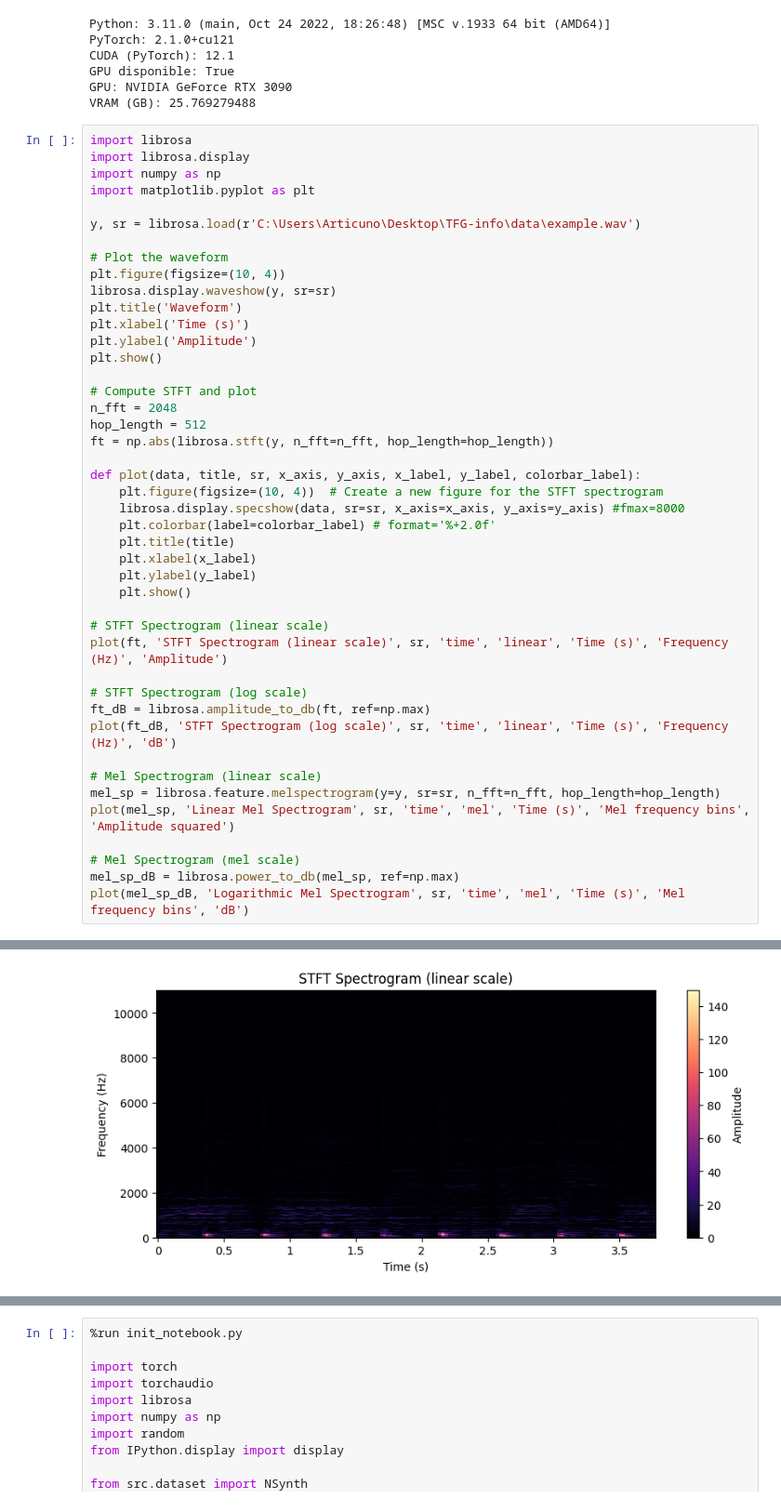
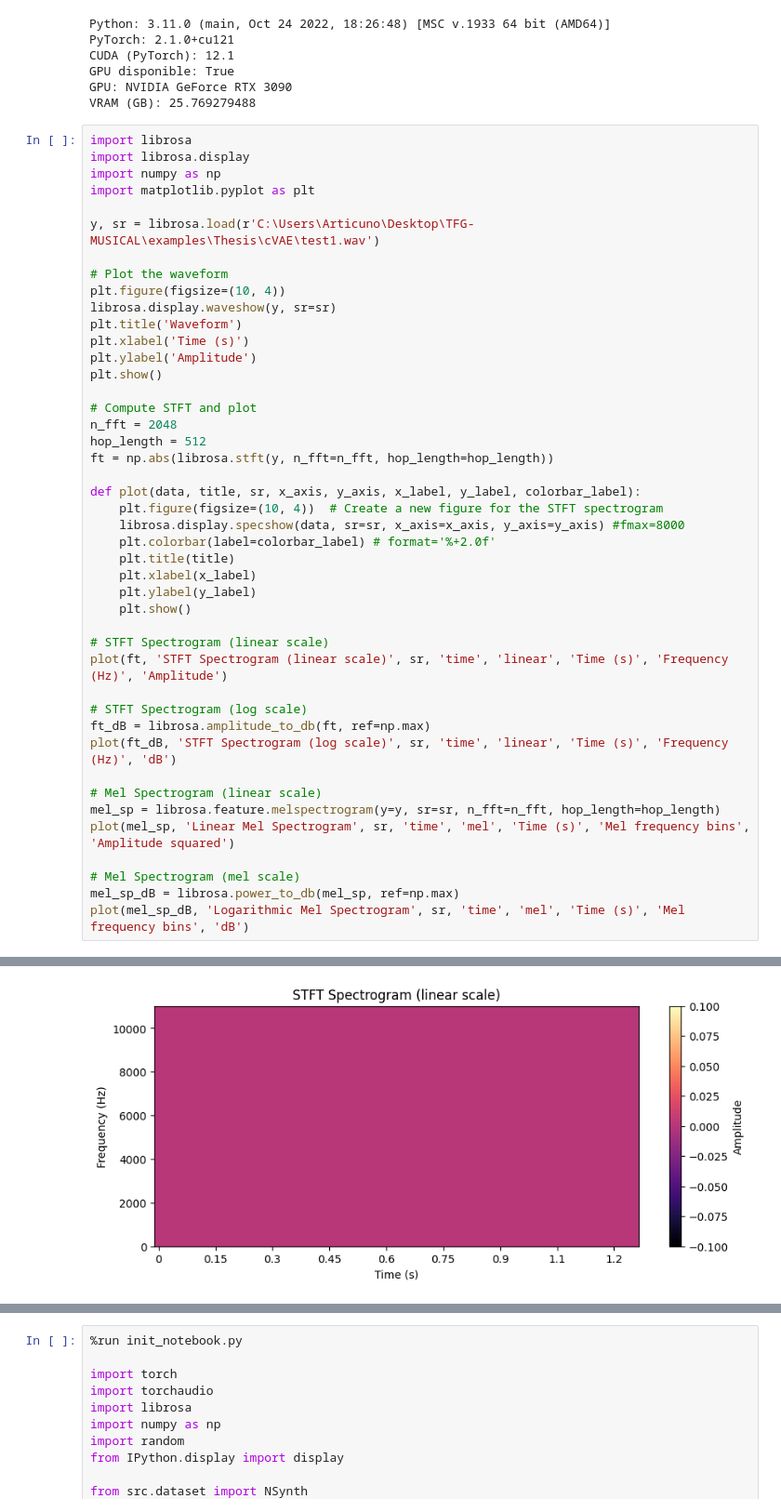
Before and after one commit to claramn/TFG-MUSICAL, a Jupyter notebook: notebooks/00_audio_visuals.ipynb, the cells around one changed output, grey strips where cells are left out. Shown at 93% size. Saved outputs shown, nothing was run; the diff lists cells and outputs as text.

```diff
--- a/notebooks/00_audio_visuals.ipynb
+++ b/notebooks/00_audio_visuals.ipynb
@@ -22,7 +22,7 @@ import librosa.display
 import numpy as np
 import matplotlib.pyplot as plt
 
-y, sr = librosa.load(r'C:\Users\Articuno\Desktop\TFG-info\data\example.wav')
+y, sr = librosa.load(r'C:\Users\Articuno\Desktop\TFG-MUSICAL\examples\Thesis\cVAE\test1.wav')
 
 # Plot the waveform
 plt.figure(figsize=(10, 4))
@@ -65 +65 @@ plot(mel_sp_dB, 'Logarithmic Mel Spectrogram', sr, 'time', 'mel', 'Time (s)', 'M
-[figure, old version]
+[figure, new version]
```
Also changed, not shown: parts of 1 cell of this notebook, 21 other files.
